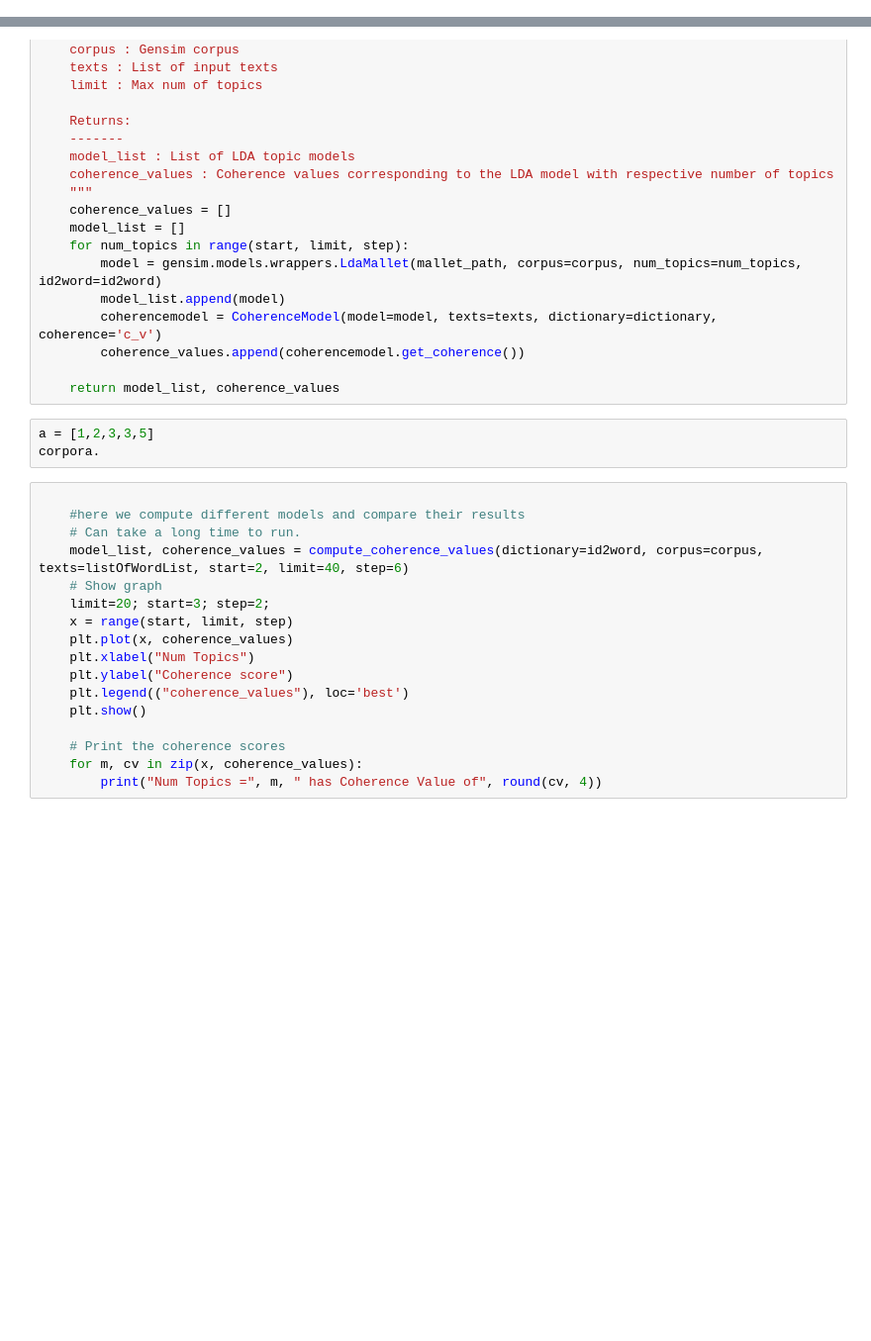
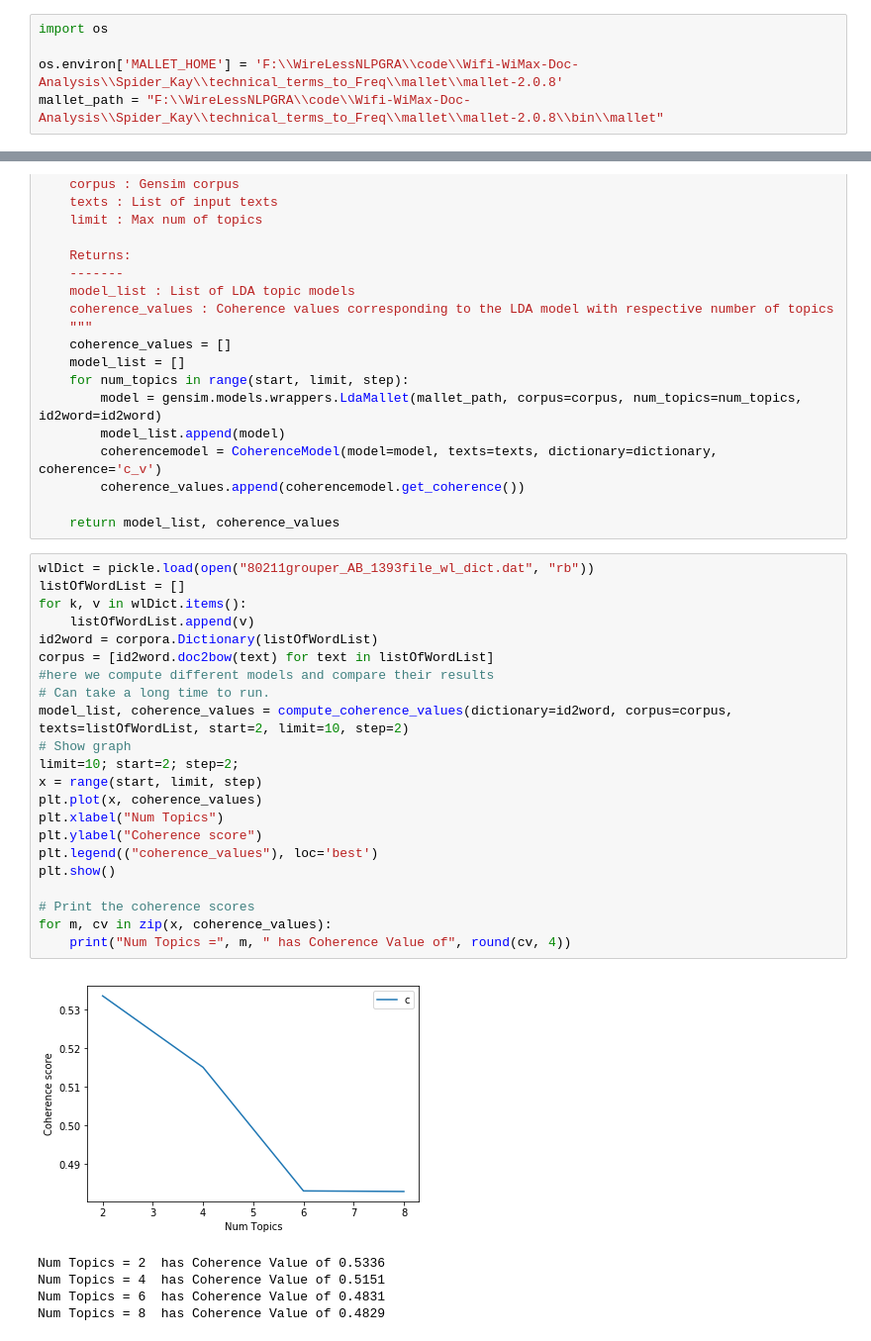
Before and after one commit to clamli/Wifi-WiMax-Doc-Analysis, a Jupyter notebook: Spider_Kay/technical_terms_to_Freq/lda_visualization.ipynb, the cells around one changed output, grey strips where cells are left out. Shown: that part at 99% size. Drawn from its saved outputs; the diff is of its cells as text; blank space fills up the shorter version.

```diff
--- a/Spider_Kay/technical_terms_to_Freq/lda_visualization.ipynb
+++ b/Spider_Kay/technical_terms_to_Freq/lda_visualization.ipynb
@@ -1,3 +1,8 @@
+# %%
+import os
+
+os.environ['MALLET_HOME'] = 'F:\\WireLessNLPGRA\\code\\Wifi-WiMax-Doc-Analysis\\Spider_Kay\\technical_terms_to_Freq\\mallet\\mallet-2.0.8'
+mallet_path = "F:\\WireLessNLPGRA\\code\\Wifi-WiMax-Doc-Analysis\\Spider_Kay\\technical_terms_to_Freq\\mallet\\mallet-2.0.8\\bin\\mallet"
 # %%
 import pickle
 import re
@@ -44,23 +49,31 @@ def compute_coherence_values(dictionary, corpus, texts, limit, start=2, step=3):
         coherence_values.append(coherencemodel.get_coherence())
 
     return model_list, coherence_values
-# %%
-a = [1,2,3,3,5]
-corpora.
 # %%
+wlDict = pickle.load(open("80211grouper_AB_1393file_wl_dict.dat", "rb"))
+listOfWordList = []
+for k, v in wlDict.items():
+    listOfWordList.append(v)
+id2word = corpora.Dictionary(listOfWordList)
+corpus = [id2word.doc2bow(text) for text in listOfWordList]
+#here we compute different models and compare their results
+# Can take a long time to run.
+model_list, coherence_values = compute_coherence_values(dictionary=id2word, corpus=corpus, texts=listOfWordList, start=2, limit=10, step=2)
+# Show graph
+limit=10; start=2; step=2;
+x = range(start, limit, step)
+plt.plot(x, coherence_values)
+plt.xlabel("Num Topics")
+plt.ylabel("Coherence score")
+plt.legend(("coherence_values"), loc='best')
+plt.show()
 
-    #here we compute different models and compare their results
-    # Can take a long time to run.
-    model_list, coherence_values = compute_coherence_values(dictionary=id2word, corpus=corpus, texts=listOfWordList, start=2, limit=40, step=6)
-    # Show graph
-    limit=20; start=3; step=2;
-    x = range(start, limit, step)
-    plt.plot(x, coherence_values)
-    plt.xlabel("Num Topics")
-    plt.ylabel("Coherence score")
-    plt.legend(("coherence_values"), loc='best')
-    plt.show()
-
-    # Print the coherence scores
-    for m, cv in zip(x, coherence_values):
-        print("Num Topics =", m, " has Coherence Value of", round(cv, 4))
+# Print the coherence scores
+for m, cv in zip(x, coherence_values):
+    print("Num Topics =", m, " has Coherence Value of", round(cv, 4))
+# %% [output]
+[figure, added]
+Num Topics = 2  has Coherence Value of 0.5336
+Num Topics = 4  has Coherence Value of 0.5151
+Num Topics = 6  has Coherence Value of 0.4831
+Num Topics = 8  has Coherence Value of 0.4829
```
Also changed, not shown: parts of 6 cells of this notebook, 4 other files.
